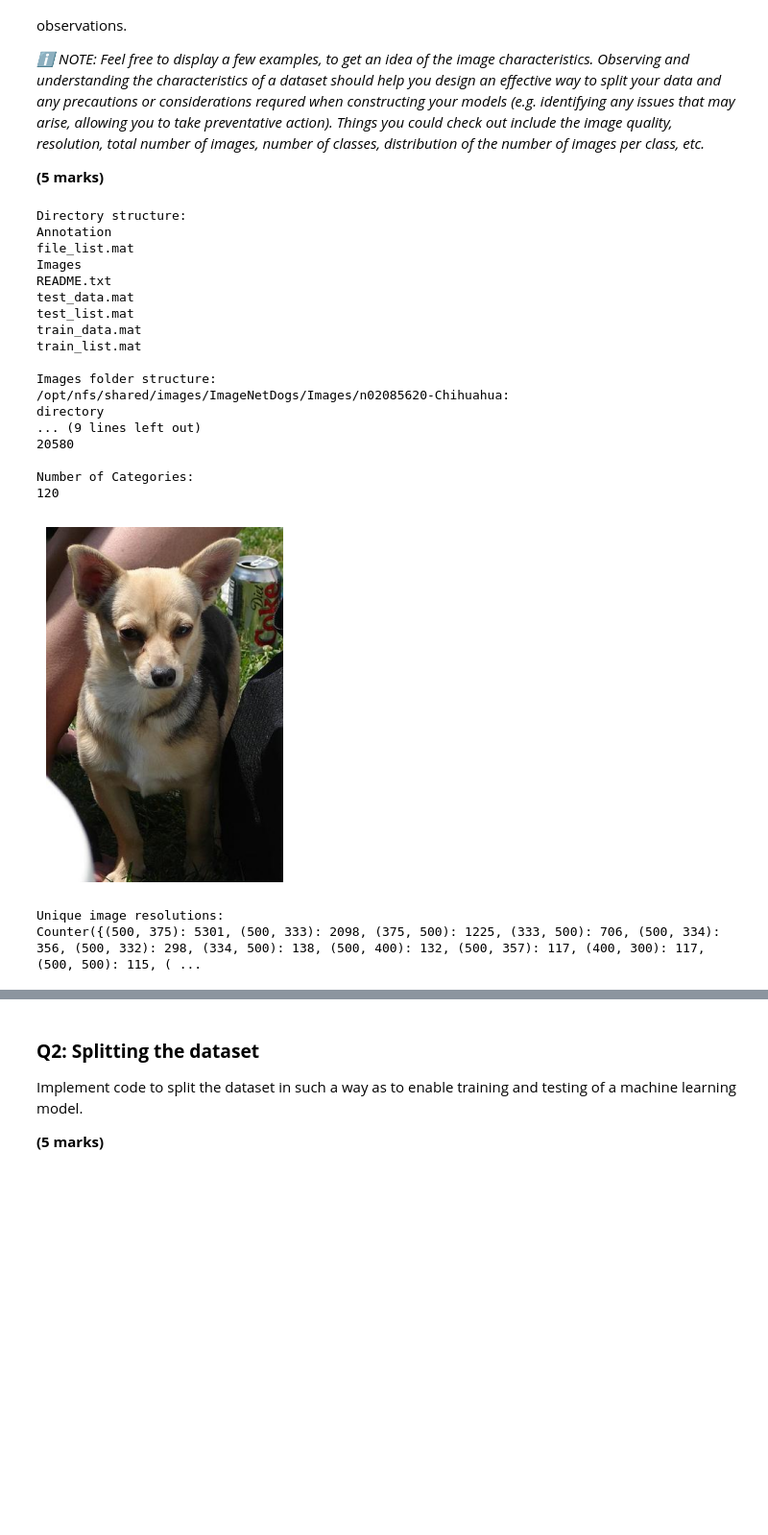
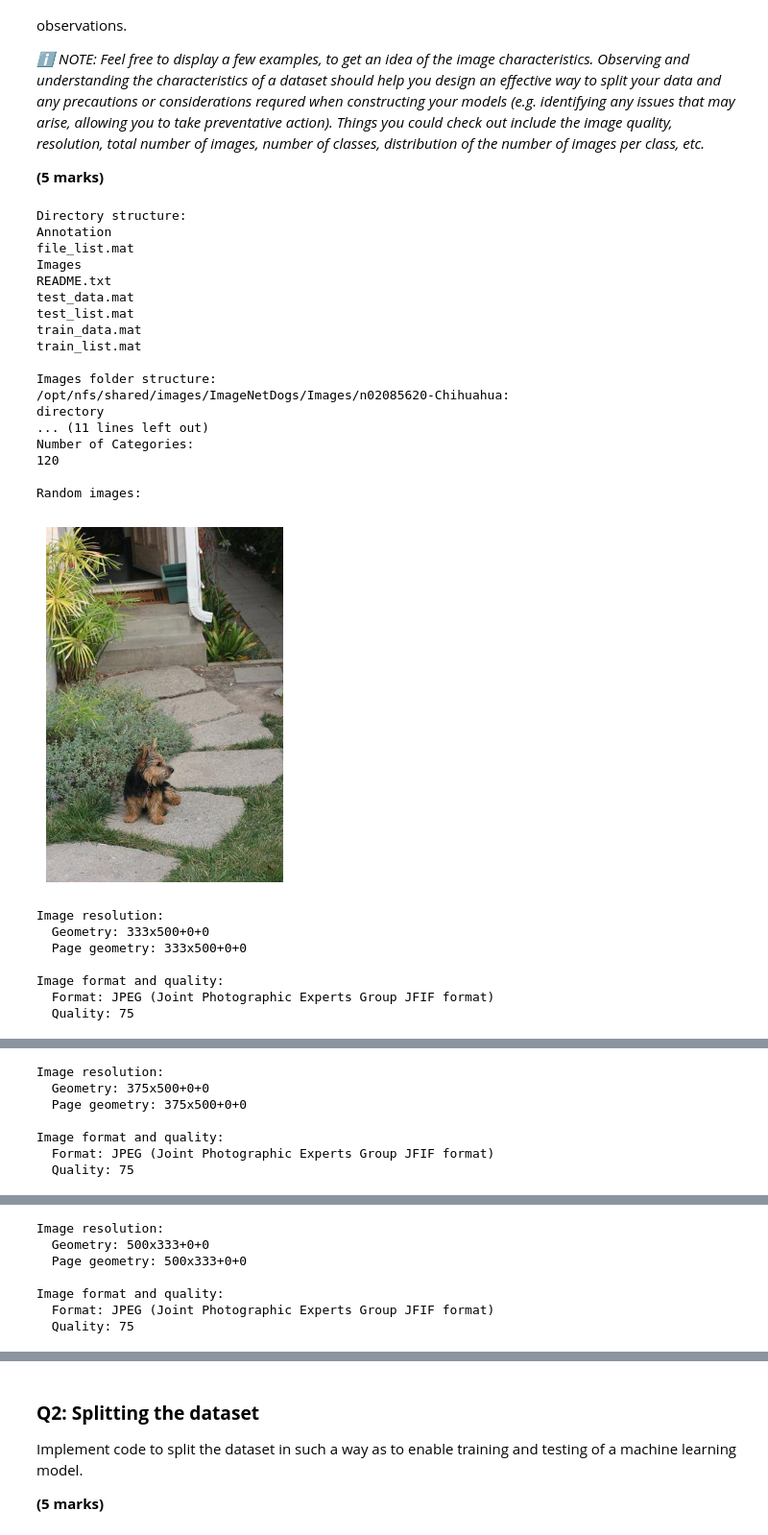
Before and after one commit to GrahamPellegrini/Dog-Breed-Classification, a Jupyter notebook: Assignment/assignment.ipynb, the cells around one changed output, grey strips where cells are left out. Shown at 96% size. Cells and saved outputs as stored; diff of their text form; code cells hidden in the pictures; blank space fills up the shorter version.

```diff
--- a/Assignment/assignment.ipynb
+++ b/Assignment/assignment.ipynb
@@ -65,23 +72,12 @@ Explore the dataset, to determine the characteristics of the data that you're us
 
 **(5 marks)**
 # %%
-import os
-from PIL import Image
-import matplotlib.pyplot as plt
-from collections import Counter
-
 # Define dataset directory
 directory = '/opt/nfs/shared/images/ImageNetDogs'
 
 # List dataset contents
 print("Directory structure:")
 os.system(f'ls {directory}')
-
-"""
-# Read the README file
-print("\nContents of README.txt:")
-os.system(f'cat {directory}/README.txt')
-"""
 
 # Check the structure of the Images Folder
 print("\nImages folder structure:")
@@ -90,50 +86,64 @@ os.system(f'file {directory}/Images/* | head -n 5')
 # Check the format of the images in the dataset
 print("\nImage formats:")
 os.system(f'file {directory}/Images/n02085620-Chihuahua/* | head -n 1')
 
 # Number of total images in Images folder
 print("\nTotal number of images:")
 os.system(f'find {directory}/Images -type f | wc -l')
 
 # Number of Categories
 print("\nNumber of Categories:")
 os.system(f'ls {directory}/Images | wc -l')
 
+# Load. display and analyze 4 random images
+print("\nRandom images:")
+for i in range(4):
+    img_path = os.popen(f'find {directory}/Images -type f | shuf -n 1').read().strip()
+    img = Image.open(img_path)
+    plt.figure()
+    plt.imshow(img)
+    plt.axis('off')
+    plt.show()
 
-# Load and display the first image Chihuahua image
-img = Image.open(f'{directory}/Images/n02085620-Chihuahua/n02085620_10074.jpg')
-plt.imshow(img)
-plt.axis('off')
-plt.show()
+    # Check the resolution of the image
+    print("\nImage resolution:")
+    os.system(f'identify -verbose {img_path} | grep -i geometry')
+
+    # Check the format and quality of the image
+    print("\nImage format and quality:")
+    os.system(f'identify -verbose {img_path} | grep -i "format\|quality"')
+
+# Check for any corrupted images
+print("\nCorrupted images:")
+os.system(f'find {directory}/Images -type f -exec identify -verbose {{}} \; | grep "Corrupt"')
 
 
-# Find unique image resolutions
-image_resolutions = Counter()
-for root, dirs, files in os.walk(f'{directory}/Images'):
-    for file in files:
-        img = Image.open(os.path.join(root, file))
-        image_resolutions[img.size] += 1
-
-print("\nUnique image resolutions:")
-print(image_resolutions)
+# Check for duplicate images
+print("\nDuplicate images:")
+os.system(f'find {directory}/Images -type f -exec md5sum {{}} \; | sort | uniq -w 32 -dD')
 # %% [output]
 Directory structure:
 Annotation
 file_list.mat
 Images
 README.txt
 test_data.mat
 test_list.mat
 train_data.mat
 train_list.mat
 
 Images folder structure:
 /opt/nfs/shared/images/ImageNetDogs/Images/n02085620-Chihuahua:                      directory
-... (9 lines left out)
-20580
-
+... (11 lines left out)
 Number of Categories:
 120
+
+Random images:
-[figure, old version]
+[figure, new version]
-Unique image resolutions:
-Counter({(500, 375): 5301, (500, 333): 2098, (375, 500): 1225, (333, 500): 706, (500, 334): 356, (500, 332): 298, (334, 500): 138, (500, 400): 132, (500, 357): 117, (400, 300): 117, (500, 500): 115, ( ...
+Image resolution:
+  Geometry: 333x500+0+0
+  Page geometry: 333x500+0+0
+
+Image format and quality:
+  Format: JPEG (Joint Photographic Experts Group JFIF format)
+  Quality: 75
@@ -139,0 +151,7 @@ Counter({(500, 375): 5301, (500, 333): 2098, (375, 500): 1225, (333, 500): 706,
+Image resolution:
+  Geometry: 375x500+0+0
+  Page geometry: 375x500+0+0
+
+Image format and quality:
+  Format: JPEG (Joint Photographic Experts Group JFIF format)
+  Quality: 75
@@ -139,0 +159,7 @@ Counter({(500, 375): 5301, (500, 333): 2098, (375, 500): 1225, (333, 500): 706,
+Image resolution:
+  Geometry: 500x333+0+0
+  Page geometry: 500x333+0+0
+
+Image format and quality:
+  Format: JPEG (Joint Photographic Experts Group JFIF format)
+  Quality: 75
```
Also changed, not shown: parts of 6 cells of this notebook.
